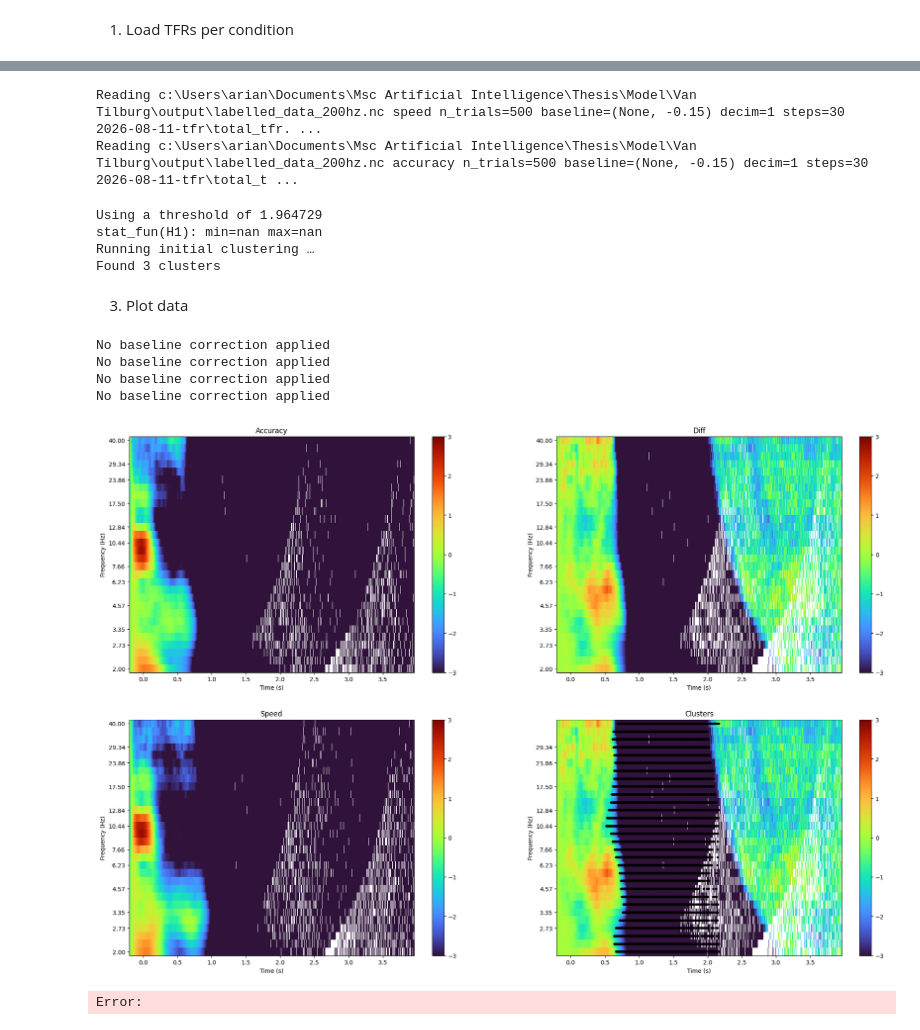
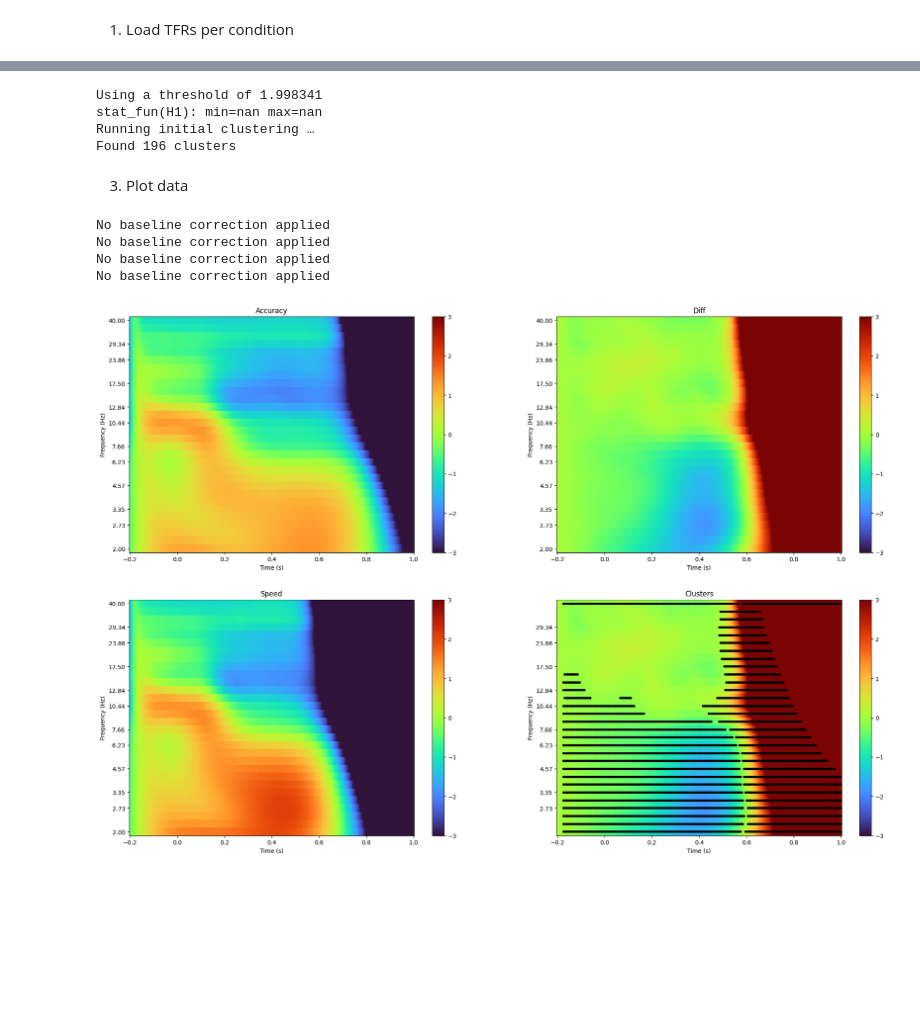
Before and after one commit to ArianVT/HMP-TFR, a Jupyter notebook: Statistical tests.ipynb, the cells around one changed output, grey strips where cells are left out. Cells and saved outputs as stored; diff of their text form; code cells hidden in the pictures; blank space fills up the shorter version.

```diff
--- a/Statistical tests.ipynb
+++ b/Statistical tests.ipynb
@@ -61,19 +55,4 @@ Reading c:\Users\arian\Documents\Msc Artificial Intelligence\Thesis\Model\Van Ti
 ... (26 outputs left out)
-# %%
-directory_name_condition1 = "output/labelled_data_200hz.nc speed n_trials=500 baseline=(None, -0.15) decim=1 steps=30 2026-08-11-tfr/total_tfr.hdf5"
-
-tfr_cond1 = mne.time_frequency.read_tfrs(directory_name_condition1)
-
-directory_name_condition2 = "output/labelled_data_200hz.nc accuracy n_trials=500 baseline=(None, -0.15) decim=1 steps=30 2026-08-11-tfr/total_tfr.hdf5"
-
-tfr_cond2 = mne.time_frequency.read_tfrs(directory_name_condition2)
-
-data_diff = tfr_cond1._data - tfr_cond2._data
-tfr_diff = copy.deepcopy(tfr_cond1)
-tfr_diff._data = data_diff
-# %% [output]
-Reading c:\Users\arian\Documents\Msc Artificial Intelligence\Thesis\Model\Van Tilburg\output\labelled_data_200hz.nc speed n_trials=500 baseline=(None, -0.15) decim=1 steps=30 2026-08-11-tfr\total_tfr. ...
-Reading c:\Users\arian\Documents\Msc Artificial Intelligence\Thesis\Model\Van Tilburg\output\labelled_data_200hz.nc accuracy n_trials=500 baseline=(None, -0.15) decim=1 steps=30 2026-08-11-tfr\total_t ...
 # %%
 #filter
 data_diff = tfr_cond1._data - tfr_cond2._data
@@ -81,63 +60,58 @@ threshold = 20
 data_diff[data_diff > threshold] = np.nan
 data_diff[data_diff < -threshold] = np.nan
 # %%
-channel = 'PO4'
-
-t_obs, clusters, cluster_pv, H0 = mne.stats.permutation_cluster_1samp_test(data_diff[:,tfr_diff.ch_names.index(channel),:,:], n_permutations=1000, tail=0, n_jobs=None)
+t_obs, clusters, cluster_pv, H0 = mne.stats.permutation_cluster_1samp_test(data_diff, n_permutations=1000, tail=0, n_jobs=None)
 # %% [output]
-Using a threshold of 1.964729
+Using a threshold of 1.998341
 stat_fun(H1): min=nan max=nan
 Running initial clustering …
-Found 3 clusters
+Found 196 clusters
 # %%
 sig_clusters = []
 
 for x in np.where(cluster_pv < 0.05)[0]:
-    if clusters[x][1][0] <= 240:
+    if clusters[x][0][0] <= 240:
         sig_clusters.append(x)
 
 coords = [[],[]]
 for i in sig_clusters:
-    for n in range(len(clusters[i][1])):
+    for n in range(len(clusters[i][0])):
         coords[0].append(tfr_diff.freqs[clusters[i][0][n] - 1])
         coords[1].append(tfr_diff.times[clusters[i][1][n] - 1])
-# %%
-tfr_cond1 = tfr_cond1.average()
-tfr_cond2 = tfr_cond2.average()
-tfr_diff = tfr_diff.average()
 # %% [markdown]
 3. Plot data
 # %%
-#parameters                                                     #channels to be plotted
+#parameters                                                         #channels to be plotted
 conditions = ['Accuracy', 'Speed']
 z_axis = (-3, 3)                                                    #power
-x_axis = (-0.2, 4)                                                      #frequency (Hz)
+x_axis = (-0.2, 1)                                                  #frequency (Hz)
+channel = 'all'
 
 #plot total TFR
 _, ax = plt.subplots(2,2, figsize=(24,16))
 ax[0,0].set_title(conditions[0])
-tfr_cond1.plot(axes=ax[0,0], picks=channel, tmin=x_axis[0], tmax=x_axis[1], vlim=z_axis, show=False, cmap='turbo')
+tfr_cond1.plot(axes=ax[0,0], picks=channel, tmin=x_axis[0], tmax=x_axis[1], vlim=z_axis, show=False, cmap='turbo', combine='mean')
 ax[1,0].set_title(conditions[1])
-tfr_cond2.plot(axes=ax[1,0], picks=channel, tmin=x_axis[0], tmax=x_axis[1], vlim=z_axis, show=False, cmap='turbo')
+tfr_cond2.plot(axes=ax[1,0], picks=channel, tmin=x_axis[0], tmax=x_axis[1], vlim=z_axis, show=False, cmap='turbo', combine='mean')
 ax[0,1].set_title("Diff")
-tfr_diff.plot(axes=ax[0,1], picks=channel, tmin=x_axis[0], tmax=x_axis[1], vlim=z_axis, show=False, cmap='turbo')
+tfr_diff.plot(axes=ax[0,1], picks=channel, tmin=x_axis[0], tmax=x_axis[1], vlim=z_axis, show=False, cmap='turbo', combine='mean')
 ax[1,1].set_title("Clusters")
-tfr_diff.plot(axes=ax[1,1], picks=channel, tmin=x_axis[0], tmax=x_axis[1], vlim=z_axis, show=False, cmap='turbo')
+tfr_diff.plot(axes=ax[1,1], picks=channel, tmin=x_axis[0], tmax=x_axis[1], vlim=z_axis, show=False, cmap='turbo', combine='mean')
 
 old_xticks = [x for n, x in enumerate(ax[1,1].get_xticks()) if n != 0 and n != len(ax[1,1].get_xticks())-1]
 old_yticks = [y for n, y in enumerate(ax[1,1].get_yticks()) if n != 0 and n != len(ax[1,1].get_yticks())-1]
-ax[1,1].set_xticks(tfr_diff.times[:240])
+ax[1,1].set_xticks(tfr_diff.times[:200])
 ax[1,1].set_yticks(tfr_diff.freqs)
 
 ax[1,1].plot(coords[1], coords[0], '.', color='k')
 
 ax[1,1].set_xticks(old_xticks)
 ax[1,1].set_yticks(old_yticks)
+
 plt.show()
 # %% [output]
 No baseline correction applied
 No baseline correction applied
 No baseline correction applied
 No baseline correction applied
-[figure, old version]
+[figure, new version]
-Error:
```
Also changed, not shown: parts of 2 cells of this notebook, 45 other files.
